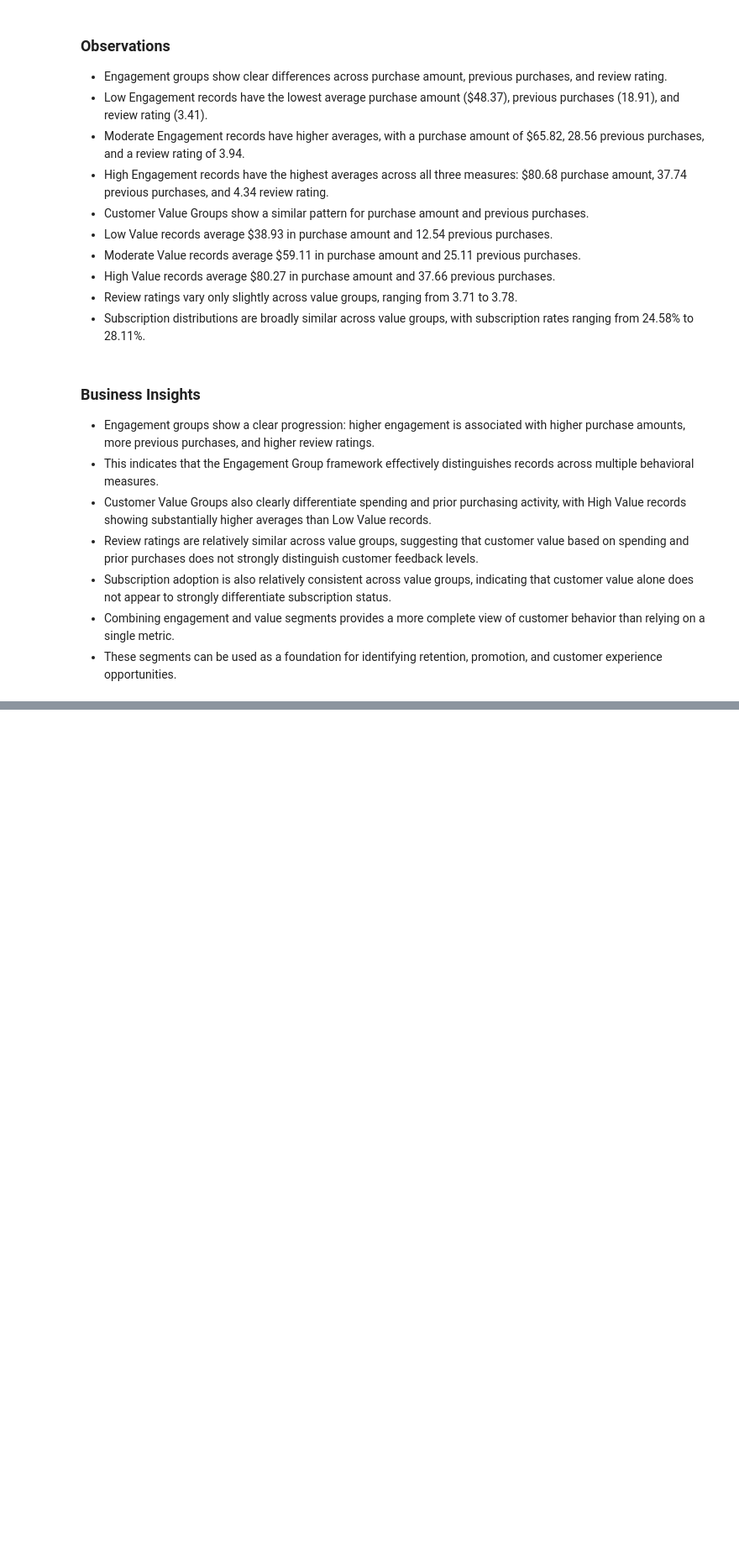
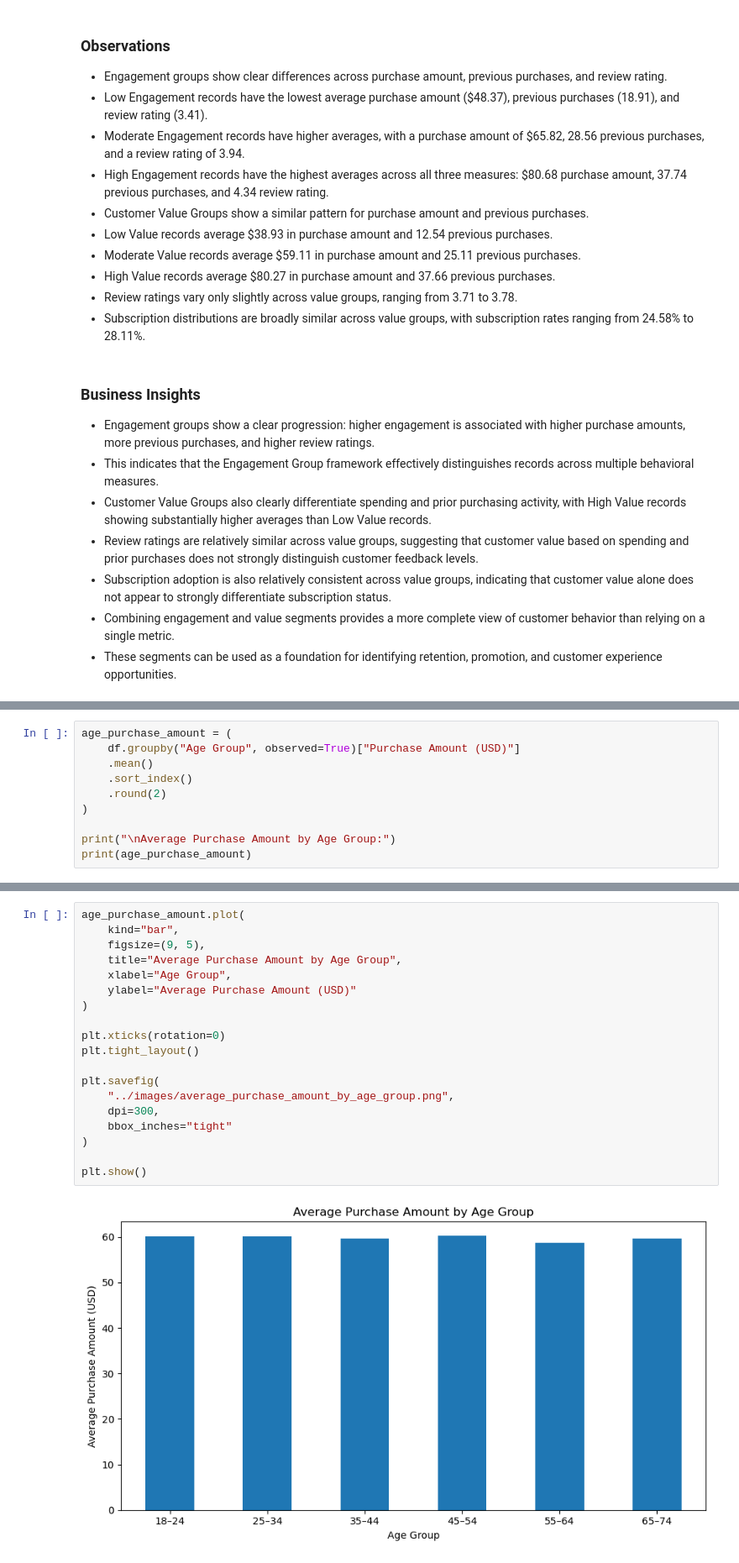
Before and after one commit to kalaranjani-a/customer-shopping-behavior-analysis, a Jupyter notebook: notebooks/customer_shopping_analysis.ipynb, the cells around one changed output, grey strips where cells are left out. Shown at 84% size. Drawn from its saved outputs; the diff is of its cells as text; blank space fills up the shorter version.

```diff
--- a/notebooks/customer_shopping_analysis.ipynb
+++ b/notebooks/customer_shopping_analysis.ipynb
@@ -4006,0 +4049,10 @@ Overall, the segmentation framework provides a useful foundation for understandi
+# %%
+age_purchase_amount = (
+    df.groupby("Age Group", observed=True)["Purchase Amount (USD)"]
+    .mean()
+    .sort_index()
+    .round(2)
+)
+
+print("\nAverage Purchase Amount by Age Group:")
+print(age_purchase_amount)
@@ -4006,0 +4099,21 @@ Overall, the segmentation framework provides a useful foundation for understandi
+# %%
+age_purchase_amount.plot(
+    kind="bar",
+    figsize=(9, 5),
+    title="Average Purchase Amount by Age Group",
+    xlabel="Age Group",
+    ylabel="Average Purchase Amount (USD)"
+)
+
+plt.xticks(rotation=0)
+plt.tight_layout()
+
+plt.savefig(
+    "../images/average_purchase_amount_by_age_group.png",
+    dpi=300,
+    bbox_inches="tight"
+)
+
+plt.show()
+# %% [output]
+[figure, added]
```
Also changed, not shown: parts of 36 cells of this notebook, 5 other files.
